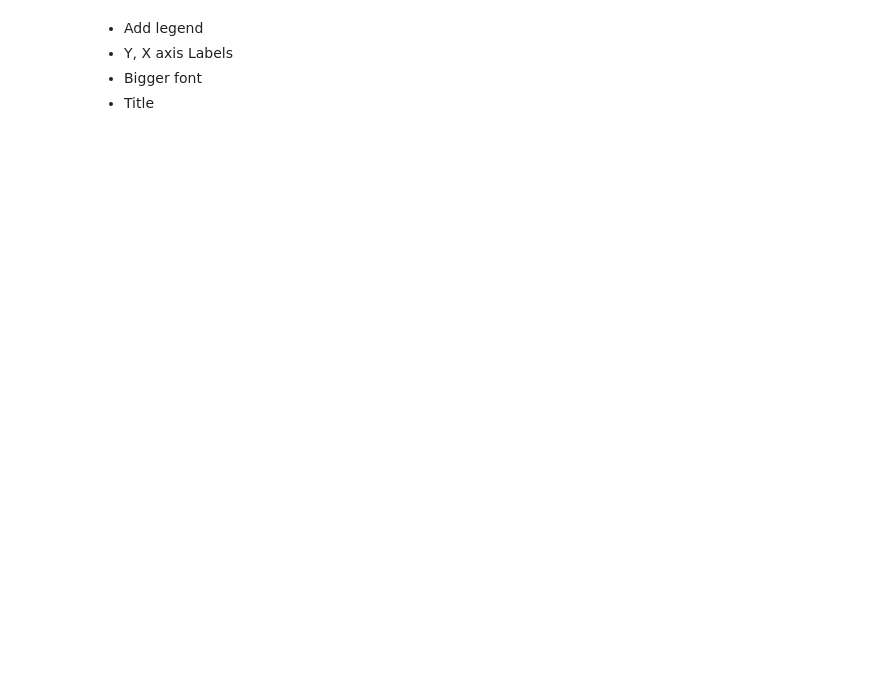
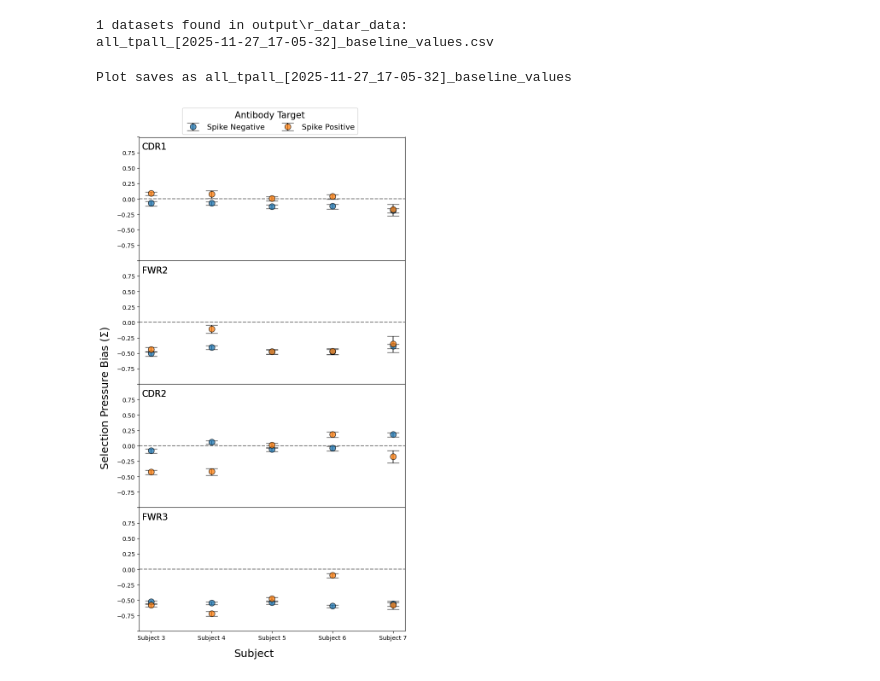
Before and after one commit to dani-f99/selection_pressure_vis, a Jupyter notebook: selection_pressure_vis.ipynb, the cells around one changed output. Cells and saved outputs as stored; diff of their text form; code cells hidden in the pictures; blank space fills up the shorter version.

Commit message:
Finished visualization function and added examples

```diff
--- a/selection_pressure_vis.ipynb
+++ b/selection_pressure_vis.ipynb
@@ -9,31 +0,0 @@ import os
-# %%
-import numpy as np
-import pandas as pd
-import json
-import os
-
-# Reading information from json file. Used to extract the parameters from the config.json.
-def read_json(path:str = "config.json") -> dict:
-    """
-    path : str -> path of the json file
-    """
-    with open('config.json') as config:
-        config_f = json.load(config)
-    return config_f
-
-# Returning list of all the csv files in a folder with their complete path
-def list_datasets(path:str = f"{read_json()["output_folder"]}\\r_data") -> list:
-    """
-    path : str -> path of the folder
-    """
-
-    raw_list = os.listdir(path)
-    csv_files = [i for i in raw_list if i.split(".")[1] == "csv"]
-    print(f"{len(csv_files)} datasets found in {path}r_data:")
-
-    for i in csv_files:
-        print(i)
-
-    return [f"{path}\\{i}" for i in csv_files]
-
-csv_files = list_datasets()
@@ -132,5 +0,0 @@ result = plot_selection(csv_files[0])
-# %% [markdown]
-* Add legend
-* Y, X axis Labels
-* Bigger font
-* Title
@@ -136,0 +4,14 @@ result = plot_selection(csv_files[0])
+# %%
+# Listing the existing datasets in the output folder
+datasets_input = list_datasets()
+# %% [output]
+1 datasets found in output\r_datar_data:
+all_tpall_[2025-11-27_17-05-32]_baseline_values.csv
+# %%
+# Plotting figures based on the datasets:
+for dt in datasets_input:
+    plot_selection(dataset_path=dt,
+                   metadata_split="Antibody Target")
+# %% [output]
+Plot saves as all_tpall_[2025-11-27_17-05-32]_baseline_values
+[figure, added]
```
Also changed, not shown: parts of 6 cells of this notebook, 2 other files.
